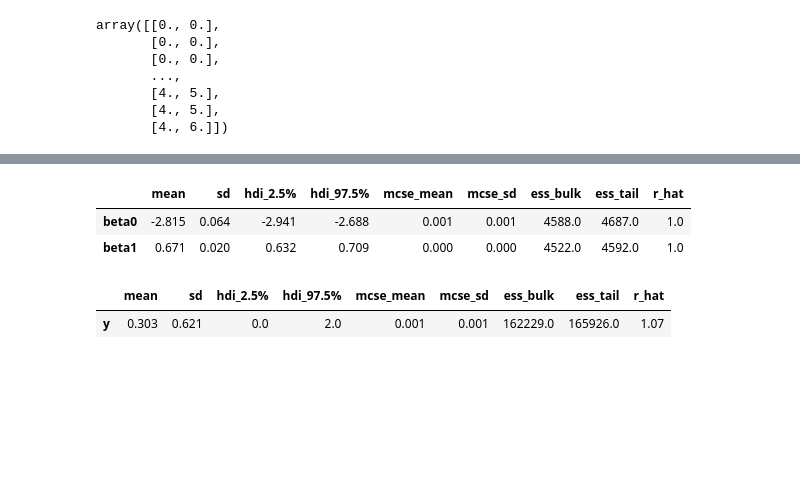
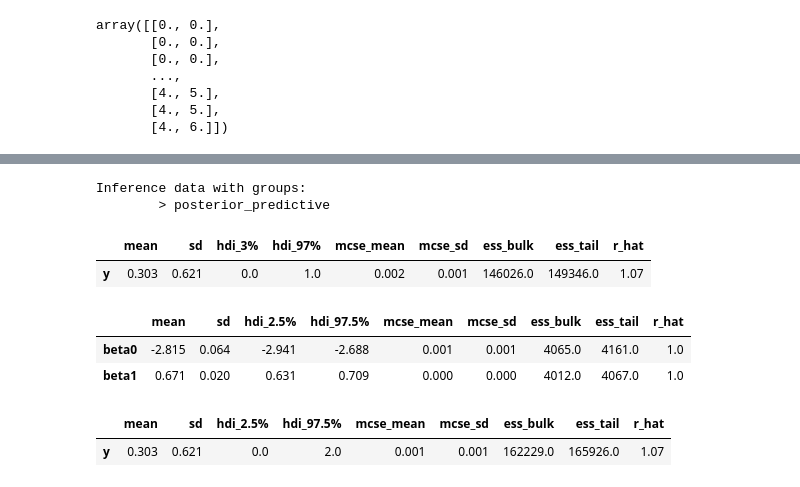
Before and after one commit to areding/6420-pymc, a Jupyter notebook: _sources/answers/hw5-spring2022.ipynb, the cells around one changed output, grey strips where cells are left out. Saved outputs shown, nothing was run; the diff lists cells and outputs as text; code cells hidden in the pictures; blank space fills up the shorter version.

```diff
--- a/_sources/answers/hw5-spring2022.ipynb
+++ b/_sources/answers/hw5-spring2022.ipynb
@@ -206,7 +269,11 @@ array([[0., 0.],
        [4., 5.],
        [4., 6.]])
 # %%
-from pymc3.math import exp
+from pymc.math import exp
+
+mn = pd.read_csv("micronuclei.csv")
+
+new_data = np.array([3.5])
 
 with pm.Model() as m:
     x_data = pm.Data("x_data", mn["x"].to_numpy())
@@ -219,15 +286,21 @@ with pm.Model() as m:
 
     y = pm.Poisson("y", mu=λ, observed=y_data)
 
-    trace3 = pm.sample(
-        5000,
+    trace = pm.sample(
+        3000, # keeping number of samples consistent, but this is not an exact
         chains=4,
-        tune=500,
+        tune=1000,
         cores=4,
         init="jitter+adapt_diag",
         random_seed=1,
         return_inferencedata=True,
     )
 
-    ppc1 = pm.fast_sample_posterior_predictive(trace3)
+    trace_burned = trace.sel(draw=slice(500, None)).posterior.reset_index(["chain", "draw"])
+
+    az.summary(trace_burned, hdi_prob=.95)
+
+    pm.set_data({"x_data": new_data})
+    ppc = pm.sample_posterior_predictive(trace_burned)
+    print(az.summary(ppc, hdi_prob=.95))
 # %% [output]
@@ -248,0 +319,5 @@ The number of effective samples is smaller than 25% for some parameters.
+# %%
+ppc.
+# %% [output]
+Inference data with groups:
+        > posterior_predictive
@@ -249,9 +328,16 @@ The number of effective samples is smaller than 25% for some parameters.
+# %%
+az.summary(ppc1)
+# %% [output]
+|  | mean | sd | hdi_3% | hdi_97% | mcse_mean | mcse_sd | ess_bulk | ess_tail | r_hat |
+| y | 0.303 | 0.621 | 0.0 | 1.0 | 0.002 | 0.001 | 146026.0 | 149346.0 | 1.07 |
+# %%
+trace_burned = trace3.sel(draw=slice(500, None)).posterior.reset_index(["chain", "draw"])
 # %%
-az.summary(trace3, hdi_prob=.95)
+az.summary(trace_burned, hdi_prob=.95)
 # %% [output]
 |  | mean | sd | hdi_2.5% | hdi_97.5% | mcse_mean | mcse_sd | ess_bulk | ess_tail | r_hat |
-| beta0 | -2.815 | 0.064 | -2.941 | -2.688 | 0.001 | 0.001 | 4588.0 | 4687.0 | 1.0 |
-| beta1 | 0.671 | 0.020 | 0.632 | 0.709 | 0.000 | 0.000 | 4522.0 | 4592.0 | 1.0 |
+| beta0 | -2.815 | 0.064 | -2.941 | -2.688 | 0.001 | 0.001 | 4065.0 | 4161.0 | 1.0 |
+| beta1 | 0.671 | 0.020 | 0.631 | 0.709 | 0.000 | 0.000 | 4012.0 | 4067.0 | 1.0 |
 # %%
 az.summary(ppc1, hdi_prob=.95)
 # %% [output]
```
Also changed, not shown: parts of 27 cells of this notebook, 8 other files.
